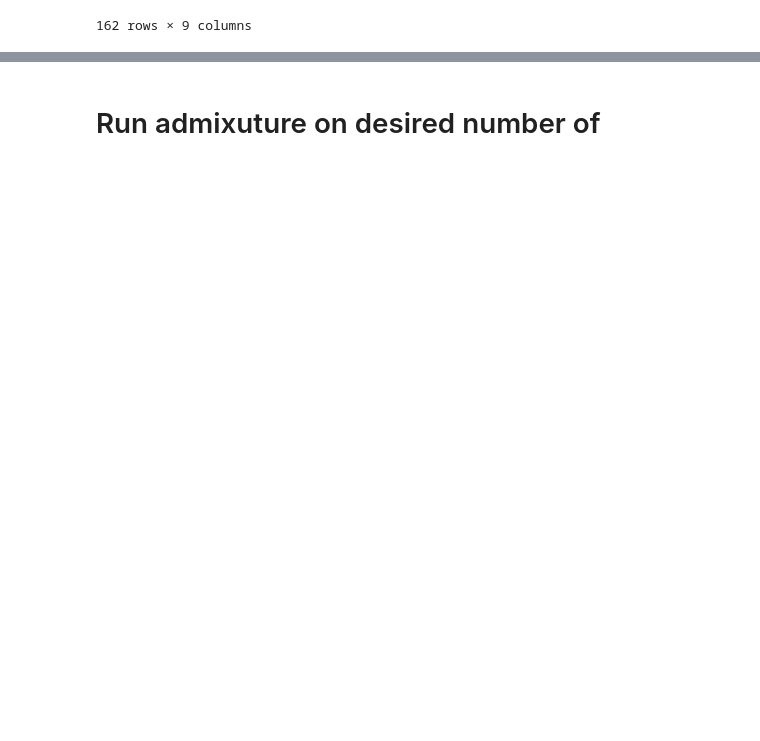
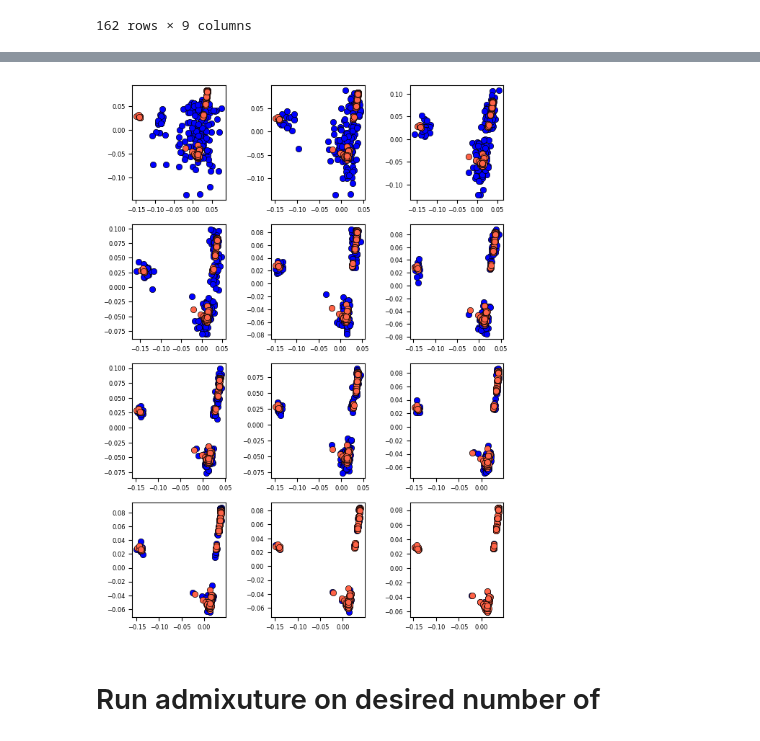
Before and after one commit to nealplatt/schisto_aim_panel, a Jupyter notebook: code/aim_panel_development.ipynb, the cells around one changed output, grey strips where cells are left out. Cells and saved outputs as stored; diff of their text form; code cells hidden in the pictures; blank space fills up the shorter version.

```diff
--- a/code/aim_panel_development.ipynb
+++ b/code/aim_panel_development.ipynb
@@ -861,3 +715,81 @@ AttributeError: module 'allel' has no attribute 'read_vcf'
+# %%
+import numpy as np
+import pandas as pd
+import os
+import matplotlib.pyplot as plt
+
+# Set environment variables
+proj_dir = "/master/nplatt/schisto_aim_panel"
+results_dir = f"{proj_dir}/results"
+os.chdir(f"{results_dir}/subsample_snvs")
+
+# SNV counts to plot, reversed for low-to-high
+pca_n_snvs = [10, 20, 50, 100, 200, 300, 400, 500, 1000, 2000, 10000, 100000]
+
+rep = 53  # Or set with np.random.randint(0, 100)
+
+# Set overall figure size
+cm_to_inch = 0.393701
+fig, axs = plt.subplots(4, 3, figsize=(15 * cm_to_inch, 20 * cm_to_inch))
+axs = axs.flatten()
+
+# Collect data records here
+records = []
+
+for i, n_snvs in enumerate(pca_n_snvs):
+    ax = axs[i]
+
+    coords_file = f"replicates/subsample_n{n_snvs}_rep{rep}.transformed_coords.csv"
+    pca_df = pd.read_csv(coords_file, sep=",", header=0)
+
+    wg_x = pca_df["aligned_wg_pc1"]
+    wg_y = pca_df["aligned_wg_pc2"]
+    p_x = pca_df["aligned_panel_pc1"]
+    p_y = pca_df["aligned_panel_pc2"]
+
+    # Plot panel first (underneath)
+    ax.scatter(p_x, p_y, label=f"panel SNVs (n={n_snvs:,})", color='blue', alpha=1,
+               edgecolor="black", linewidth=0.5, zorder=1)
+
+    # Plot whole-genome on top
+    ax.scatter(wg_x, wg_y, label="all SNVs (n=381,501)", color='tomato', alpha=1,
+               edgecolor="black", linewidth=0.5, zorder=2)
+
+    ax.tick_params(labelsize=6)
+    # ax.legend(fontsize=6, loc='lower left', frameon=True)
+
+    # Collect data into list of records
+    for idx, row in pca_df.iterrows():
+        records.append({
+            "sample": row["sample"],
+            "n_snvs": n_snvs,
+            "wg_x": row["aligned_wg_pc1"],
+            "wg_y": row["aligned_wg_pc2"],
+            "p_x": row["aligned_panel_pc1"],
+            "p_y": row["aligned_panel_pc2"]
+        })
+
+# Hide any unused subplots
+for j in range(len(pca_n_snvs), len(axs)):
+    axs[j].axis("off")
+
+# Layout and save
+plt.tight_layout()
+plt.savefig("fig2-pca_procrustes_grid.png", dpi=600, facecolor="white", bbox_inches="tight")
+plt.savefig("fig2-pca_procrustes_grid.svg", facecolor="white")
+plt.show()
+
+# Save source data to CSV
+coords_df = pd.DataFrame.from_records(records)
+coords_df = coords_df.rename(columns={
+    "wg_x": "aligned_wg_pc1",
+    "wg_y": "aligned_wg_pc2",
+    "p_x": "aligned_panel_pc1",
+    "p_y": "aligned_panel_pc2"
+})
+coords_df.to_csv("fig2-pca_procrustes_grid.source_data.csv", sep=",", header=True, index=False)
+# %% [output]
+[figure, added]
 # %% [markdown]
 # Run admixuture on desired number of
 # %%
```
Also changed, not shown: parts of 36 cells of this notebook.
